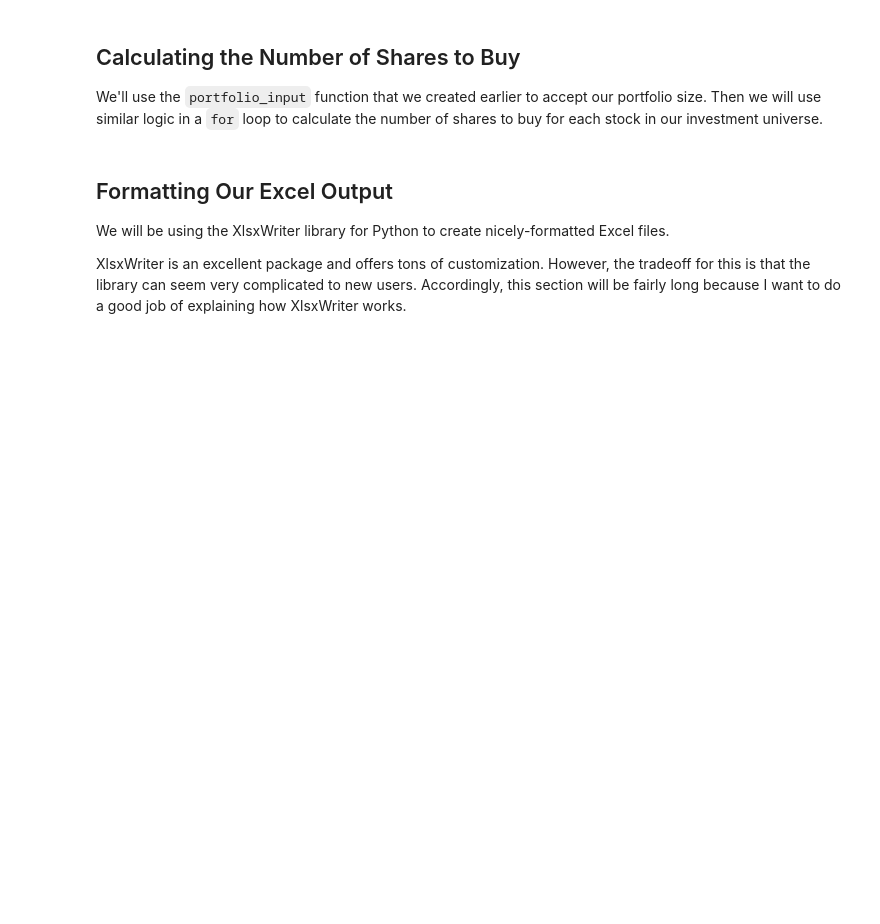
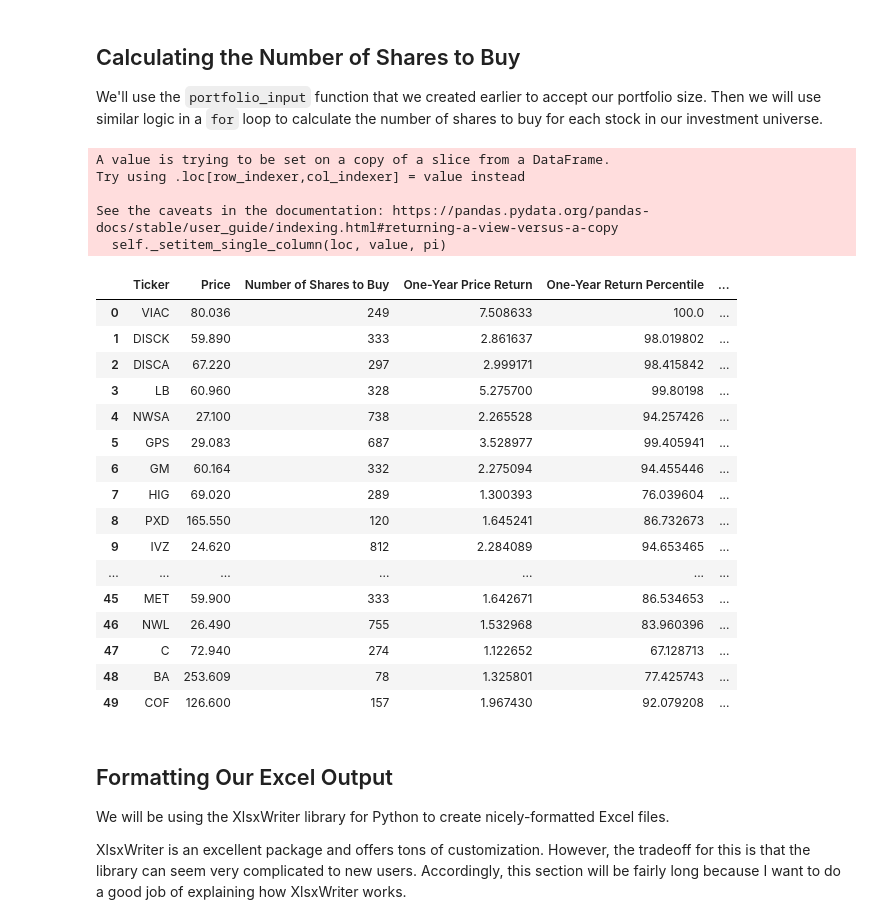
Before and after one commit to avin-shum/algorithmic-trading-python, a Jupyter notebook: learning_files/002_quantitative_momentum_strategy.ipynb, the cells around one changed output. Saved outputs shown, nothing was run; the diff lists cells and outputs as text; code cells hidden in the pictures; blank space fills up the shorter version.

```diff
--- a/learning_files/002_quantitative_momentum_strategy.ipynb
+++ b/learning_files/002_quantitative_momentum_strategy.ipynb
@@ -377,3 +379,32 @@ We'll use the `portfolio_input` function that we created earlier to accept our p
+# %%
+position_size = float(portfolio_size) / len(hqm50_dataframe.index)
+for i in hqm50_dataframe.index:
+    hqm50_dataframe.loc[i, 'Number of Shares to Buy'] = math.floor(position_size / hqm50_dataframe.loc[i, 'Price'])
+
+hqm50_dataframe
+# %% [output]
+A value is trying to be set on a copy of a slice from a DataFrame.
+Try using .loc[row_indexer,col_indexer] = value instead
+
+See the caveats in the documentation: https://pandas.pydata.org/pandas-docs/stable/user_guide/indexing.html#returning-a-view-versus-a-copy
+  self._setitem_single_column(loc, value, pi)
+|  | Ticker | Price | Number of Shares to Buy | One-Year Price Return | One-Year Return Percentile | ... |
+| 0 | VIAC | 80.036 | 249 | 7.508633 | 100.0 | ... |
+| 1 | DISCK | 59.890 | 333 | 2.861637 | 98.019802 | ... |
+| 2 | DISCA | 67.220 | 297 | 2.999171 | 98.415842 | ... |
+| 3 | LB | 60.960 | 328 | 5.275700 | 99.80198 | ... |
+| 4 | NWSA | 27.100 | 738 | 2.265528 | 94.257426 | ... |
+| 5 | GPS | 29.083 | 687 | 3.528977 | 99.405941 | ... |
+| 6 | GM | 60.164 | 332 | 2.275094 | 94.455446 | ... |
+| 7 | HIG | 69.020 | 289 | 1.300393 | 76.039604 | ... |
+| 8 | PXD | 165.550 | 120 | 1.645241 | 86.732673 | ... |
+| 9 | IVZ | 24.620 | 812 | 2.284089 | 94.653465 | ... |
+| ... | ... | ... | ... | ... | ... | ... |
+| 45 | MET | 59.900 | 333 | 1.642671 | 86.534653 | ... |
+| 46 | NWL | 26.490 | 755 | 1.532968 | 83.960396 | ... |
+| 47 | C | 72.940 | 274 | 1.122652 | 67.128713 | ... |
+| 48 | BA | 253.609 | 78 | 1.325801 | 77.425743 | ... |
+| 49 | COF | 126.600 | 157 | 1.967430 | 92.079208 | ... |
 # %% [markdown]
 ## Formatting Our Excel Output
 
```
Also changed, not shown: parts of 5 cells of this notebook.
